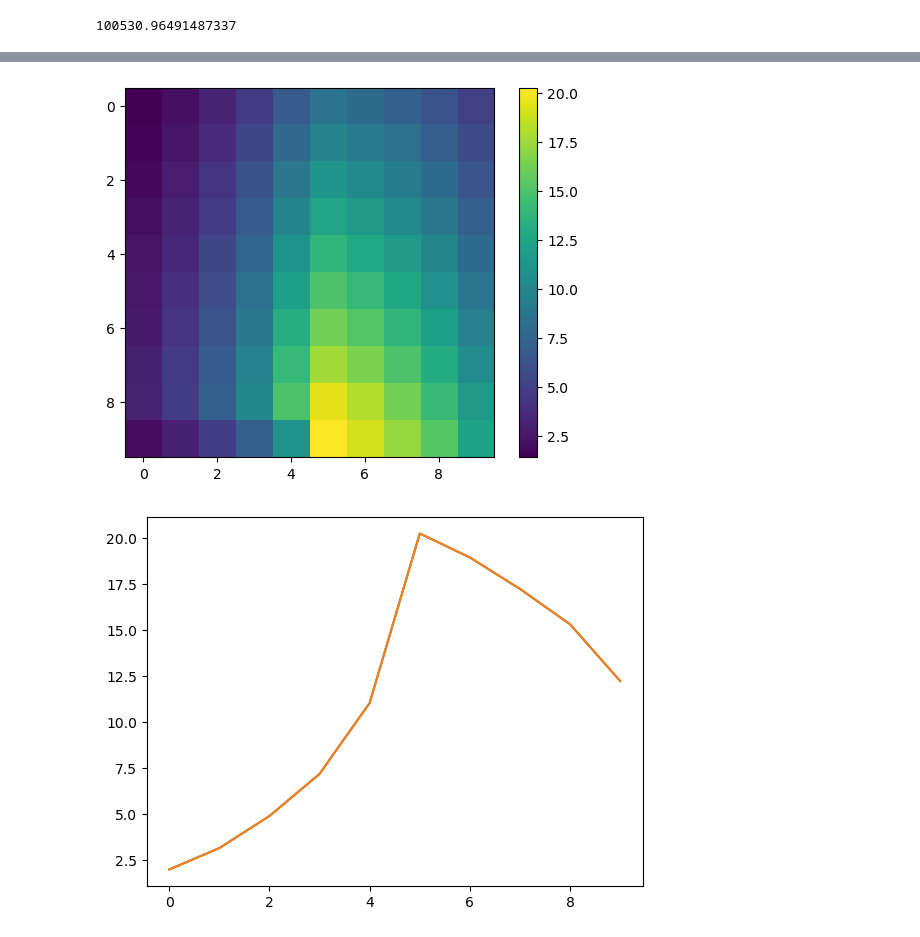
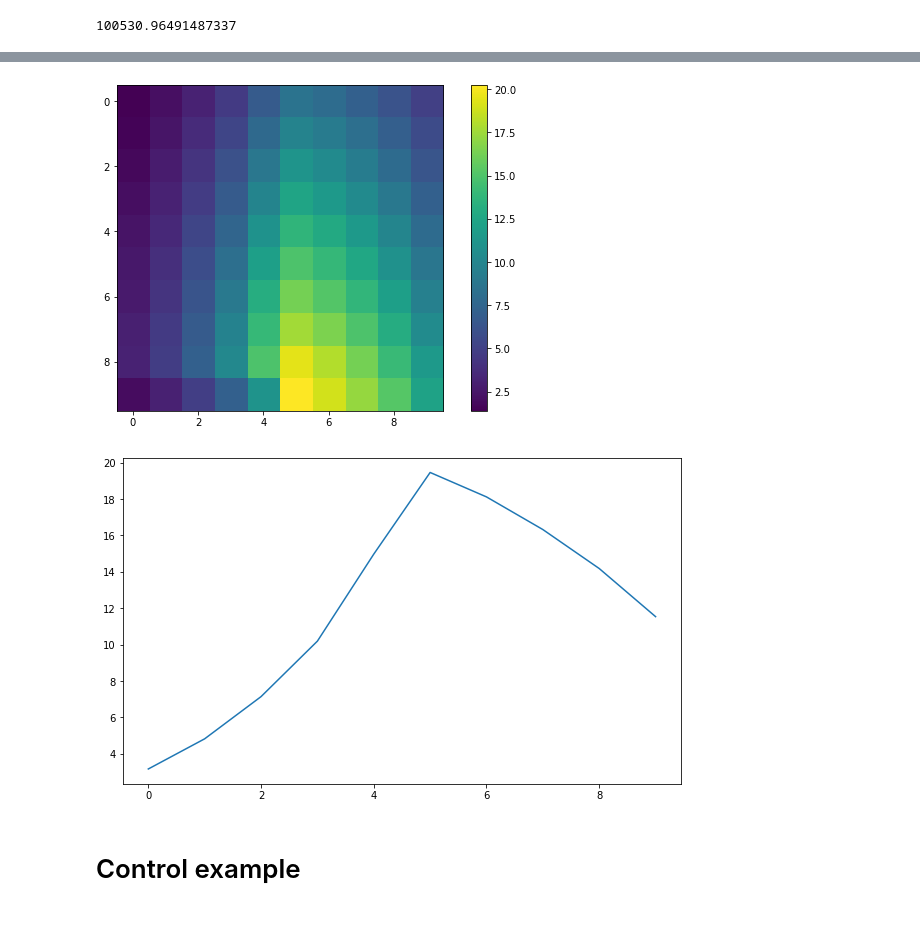
Before and after one commit to nthndy/cell-comp-analysis, a Jupyter notebook: radial_analysis/metaanalysis/mechanism_checker.ipynb, the cells around one changed output, grey strips where cells are left out. Drawn from its saved outputs; the diff is of its cells as text; code cells hidden in the pictures.

```diff
--- a/radial_analysis/metaanalysis/mechanism_checker.ipynb
+++ b/radial_analysis/metaanalysis/mechanism_checker.ipynb
@@ -6,7 +6,8 @@ This notebook serves as a hypothesis checker to analyse previously generated spa
 import os
 import numpy as np
 import matplotlib.pyplot as plt
-%matplotlib
+%matplotlib inline
+plt.rcParams['figure.figsize'] = [10,6]
 # %% [markdown]
 ### Distribution of wild-type divisions around Scr<sup>KD</sup> apoptoses
 
@@ -185,6 +194,7 @@ bin_area(3)
 # %% [output]
 100530.96491487337
 # %%
+area_array = np.zeros((num_bins,num_bins))
 for i in range(len(area_array)):
                area_array[i,:] = bin_area(i+1)
 area_array
@@ -209,8 +219,12 @@ array([[ 20106.19298297,  20106.19298297,  20106.19298297,
 # %%
 dens_cells = N_cells/area_array
 # %%
+%matplotlib inline
+plt.rcParams['figure.figsize'] = [10,6]
+plt.clf()
 plt.imshow(np.flipud(dens_cells))
 plt.colorbar()
+
 plt.show()
 # %% [output]
-[figure, old version]
+[figure, new version]
@@ -217,5 +243,7 @@ plt.show()
 # %%
-plt.plot(dens_cells[0,:])
+plt.plot(dens_cells[1,:])
 plt.show()
 # %% [output]
-[figure, old version]
+[figure, new version]
+# %% [markdown]
+# Control example
```
Also changed, not shown: parts of 23 cells of this notebook, 1 other file.
